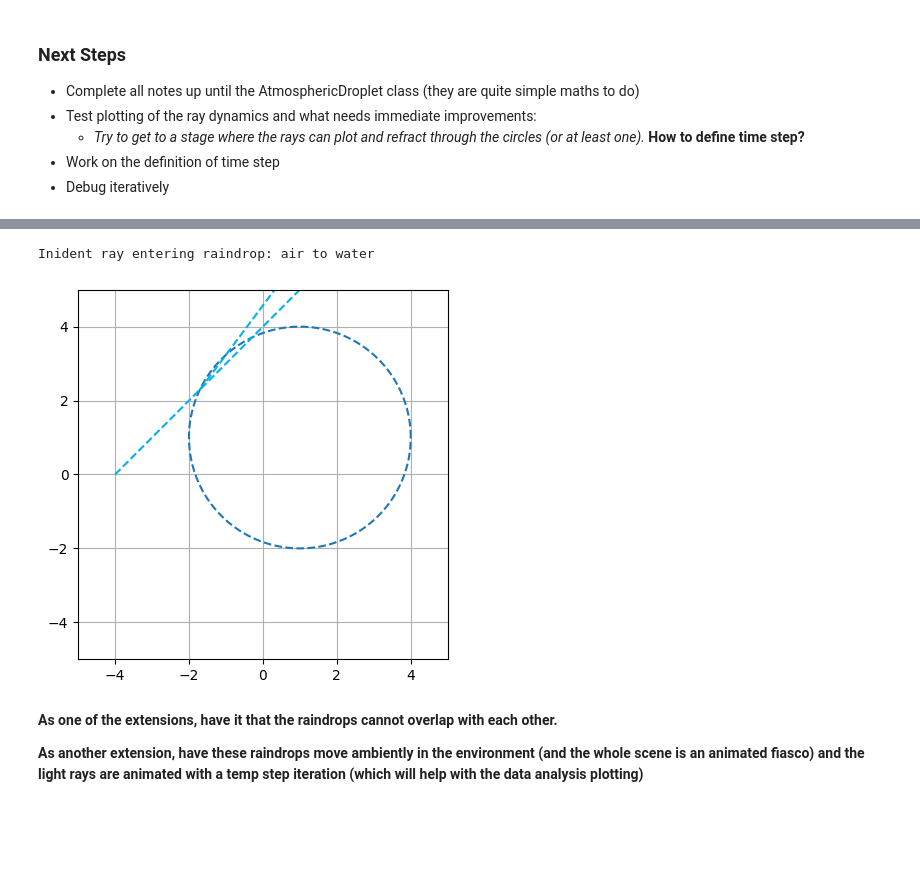
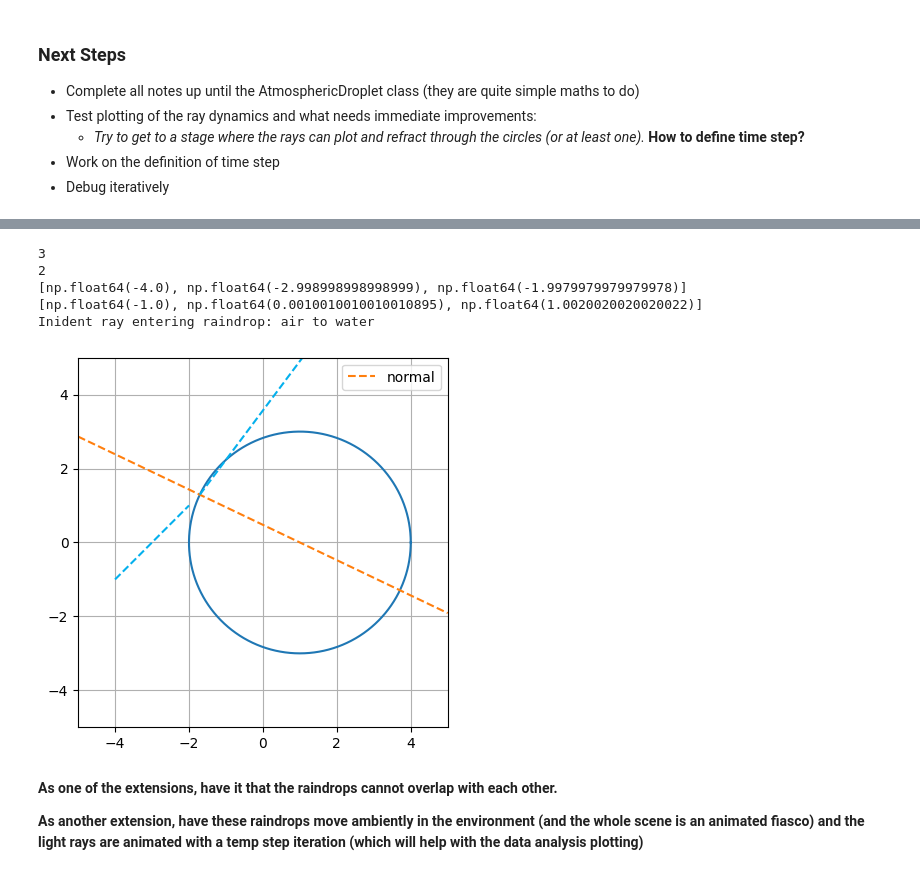
Before and after one commit to CorinnnaZ/CompChallenge, a Jupyter notebook: extension.ipynb, the cells around one changed output, grey strips where cells are left out. Drawn from its saved outputs; the diff is of its cells as text; code cells hidden in the pictures; blank space fills up the shorter version.

```diff
--- a/extension.ipynb
+++ b/extension.ipynb
@@ -259,6 +259,7 @@ class RainDrop:
     def get_surface_normal(self, intersection_point):
         if intersection_point is None:
             print("These points do not intersect") # can only do this with initial tests of the code
+            return None
         else:
             cx, cy = self.centre
             ix, iy = intersection_point
@@ -267,7 +268,9 @@ class RainDrop:
             normal_x = (ix - cx) / self.radius
             normal_y = (iy - cy) / self.radius
 
-            return [(normal_x, normal_y), ("""normal plotting part, from -normal_x to normal_x, to display on the circle if there is an intersection""")]
+            m = normal_y/normal_x
+
+            return (normal_x, normal_y), m
 
     def refraction_ray(self, ray, intersection_point):
         """
@@ -320,31 +323,47 @@ class RainDrop:
 
             return (x, y)
 # %%
-droplet = RainDrop((1, 1), 3)
-light_beam = Ray((-4,0), (1,1), 500)
+droplet = RainDrop((1, 0), 3)
+light_beam = Ray((-4,-1), (1, 1), 500)
 intersection_point = droplet.find_intersection(light_beam)
 
 
 drop_coor = droplet.equation_for_raindrop()
-plt.plot(drop_coor[0], drop_coor[1], '--')
+plt.plot(drop_coor[0], drop_coor[1], '-')
 
+normal = droplet.get_surface_normal(intersection_point)
+coor, m = normal[0], normal[1]
+x = np.linspace(-5,5,100)
+y = (m*(x - intersection_point[0])) + intersection_point[1]
+plt.plot(x, y, '--', label='normal')
 
 plotting, colour = light_beam.ray_plotting()
-plt.plot(plotting[0], plotting[1], '--', color=colour)
-
+x_l, y_l = plotting[0], plotting[1]
+x_l = [x_l for x_l in x_l if x_l<intersection_point[0]]
+print(len(x_l))
+print(x_l.index(max(x_l)))
+inin = x_l.index(max(x_l))
+print(x_l)
+print(y_l[:inin +1])
+plt.plot(x_l, y_l[:inin + 1], '--', color=colour)
 
 normal_plotting = droplet.refraction_ray(light_beam, intersection_point)
 plt.plot(normal_plotting[0], normal_plotting[1], '--', color=colour)
 
 plt.xlim(-5, 5)
 plt.ylim(-5,5)
 
 plt.grid()
 plt.gca().set_aspect(1)
+plt.legend()
 plt.show()
 # %% [output]
+3
+2
+[np.float64(-4.0), np.float64(-2.998998998998999), np.float64(-1.9979979979979978)]
+[np.float64(-1.0), np.float64(0.0010010010010010895), np.float64(1.0020020020020022)]
 Inident ray entering raindrop: air to water
-[figure, old version]
+[figure, new version]
 # %% [markdown]
 **As one of the extensions, have it that the raindrops cannot overlap with each other.**
 
```
Also changed, not shown: parts of 1 cell of this notebook.
